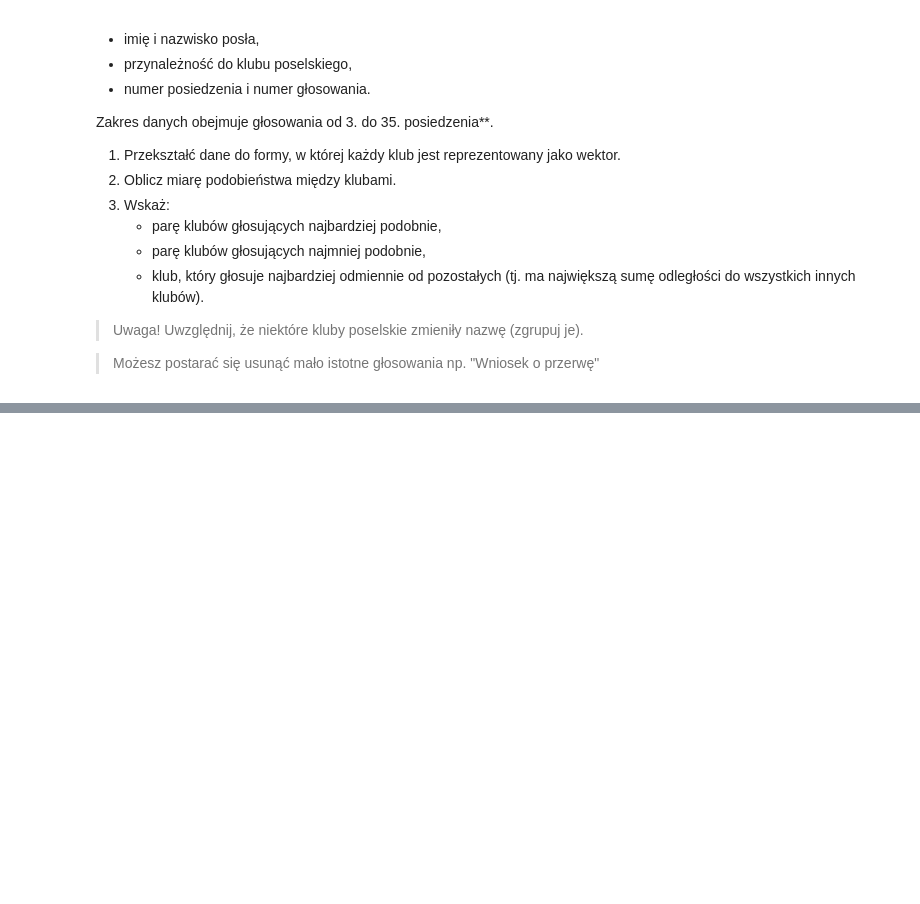
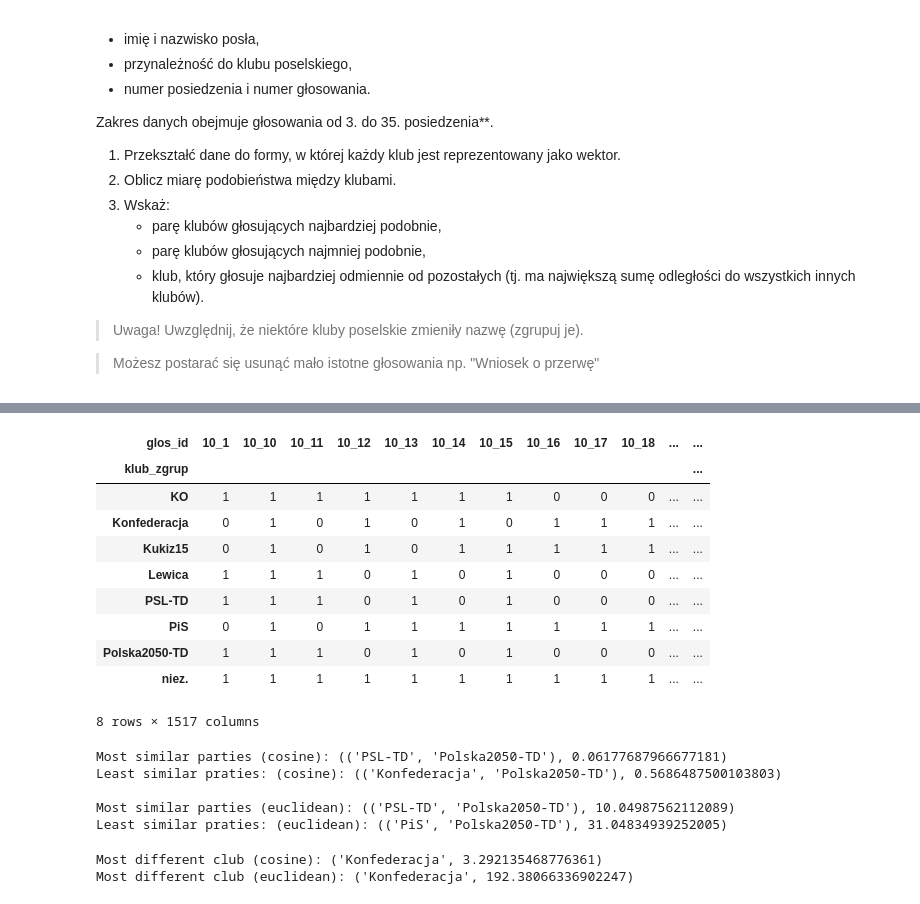
Before and after one commit to adamzsl/master-studies, a Jupyter notebook: lab10/Lab10.ipynb, the cells around one changed output, grey strips where cells are left out. Drawn from its saved outputs; the diff is of its cells as text; code cells hidden in the pictures; blank space fills up the shorter version.

Commit message:
cosine, euclidean distance

```diff
--- a/lab10/Lab10.ipynb
+++ b/lab10/Lab10.ipynb
@@ -145,0 +357,16 @@ Zakres danych obejmuje głosowania od 3. do 35. posiedzenia**.
+# %%
+vote_matrix = pd.pivot_table(votes, index='klub_zgrup', columns='glos_id', values='nazwisko', aggfunc='count', fill_value=0)
+vote_matrix = (vote_matrix > 0).astype(int)
+vote_matrix
+# %% [output]
+| glos_id | 10_1 | 10_10 | 10_11 | 10_12 | 10_13 | 10_14 | 10_15 | 10_16 | 10_17 | 10_18 | ... | ... |
+| klub_zgrup |  |  |  |  |  |  |  |  |  |  |  | ... |
+| KO | 1 | 1 | 1 | 1 | 1 | 1 | 1 | 0 | 0 | 0 | ... | ... |
+| Konfederacja | 0 | 1 | 0 | 1 | 0 | 1 | 0 | 1 | 1 | 1 | ... | ... |
+| Kukiz15 | 0 | 1 | 0 | 1 | 0 | 1 | 1 | 1 | 1 | 1 | ... | ... |
+| Lewica | 1 | 1 | 1 | 0 | 1 | 0 | 1 | 0 | 0 | 0 | ... | ... |
+| PSL-TD | 1 | 1 | 1 | 0 | 1 | 0 | 1 | 0 | 0 | 0 | ... | ... |
+| PiS | 0 | 1 | 0 | 1 | 1 | 1 | 1 | 1 | 1 | 1 | ... | ... |
+| Polska2050-TD | 1 | 1 | 1 | 0 | 1 | 0 | 1 | 0 | 0 | 0 | ... | ... |
+| niez. | 1 | 1 | 1 | 1 | 1 | 1 | 1 | 1 | 1 | 1 | ... | ... |
+8 rows × 1517 columns
@@ -145,0 +381,37 @@ Zakres danych obejmuje głosowania od 3. do 35. posiedzenia**.
+# %%
+most_similar_cosine = min(results_cosine, key = lambda x: x[1])
+most_similar_euclidean = min(results_euclidean, key = lambda x: x[1])
+least_similar_cosine = max(results_cosine, key = lambda x: x[1])
+lest_similar_euclidean = max(results_euclidean, key = lambda x: x[1])
+
+print(f"Most similar parties (cosine): {most_similar_cosine}")
+print(f"Least similar praties: (cosine): {least_similar_cosine}")
+print()
+print(f"Most similar parties (euclidean): {most_similar_euclidean}")
+print(f"Least similar praties: (euclidean): {lest_similar_euclidean}")
+# %% [output]
+Most similar parties (cosine): (('PSL-TD', 'Polska2050-TD'), 0.06177687966677181)
+Least similar praties: (cosine): (('Konfederacja', 'Polska2050-TD'), 0.5686487500103803)
+
+Most similar parties (euclidean): (('PSL-TD', 'Polska2050-TD'), 10.04987562112089)
+Least similar praties: (euclidean): (('PiS', 'Polska2050-TD'), 31.04834939252005)
+# %%
+# most different from the others
+sum_dist = {c: 0 for c in vote_matrix.index.tolist()}
+for (a, b), dist in results_cosine:
+    sum_dist[a] += dist
+    sum_dist[b] += dist
+most_diff_cos = max(sum_dist.items(), key=lambda x: x[1])
+
+sum_dist = {c: 0 for c in vote_matrix.index.tolist()}
+for (a, b), dist in results_euclidean:
+    sum_dist[a] += dist
+    sum_dist[b] += dist
+most_diff_euc = max(sum_dist.items(), key=lambda x: x[1])
+
+
+print("Most different club (cosine):", most_diff_cos)
+print("Most different club (euclidean):", most_diff_euc)
+# %% [output]
+Most different club (cosine): ('Konfederacja', 3.292135468776361)
+Most different club (euclidean): ('Konfederacja', 192.38066336902247)
```
Also changed, not shown: parts of 16 cells of this notebook.
